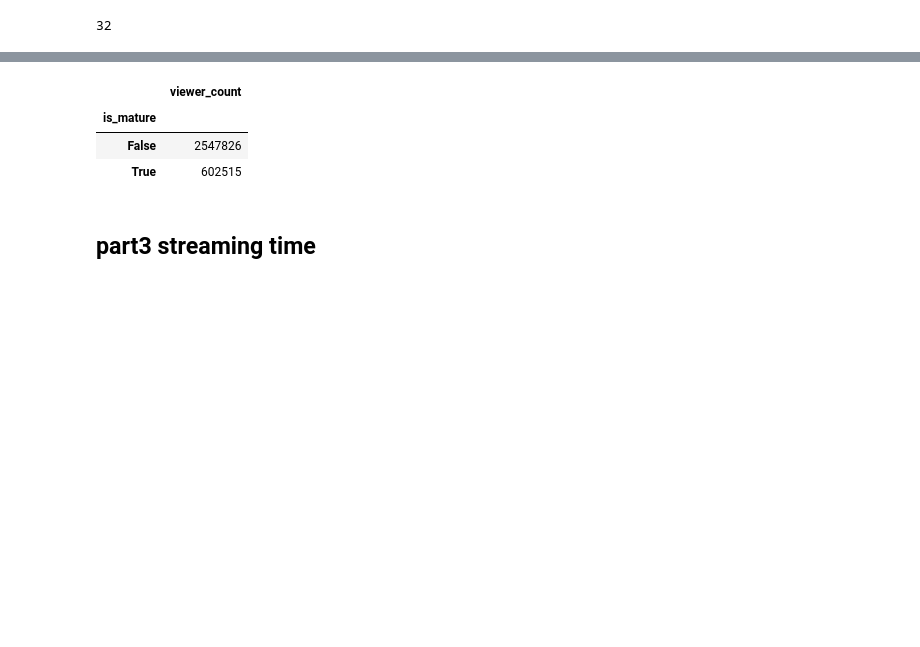
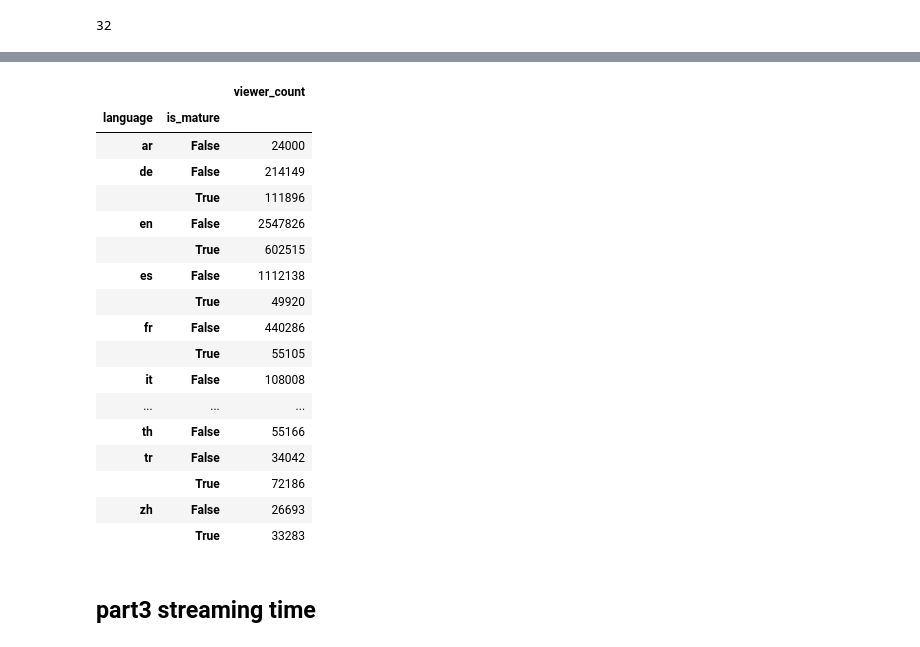
Before and after one commit to jiyanx23/is310-final-project, a Jupyter notebook: final_project/data_analysis.ipynb, the cells around one changed output, grey strips where cells are left out. Cells and saved outputs as stored; diff of their text form; code cells hidden in the pictures; blank space fills up the shorter version.

```diff
--- a/final_project/data_analysis.ipynb
+++ b/final_project/data_analysis.ipynb
@@ -193,3 +193,3 @@ len(twitch_lan_and_mature[twitch_lan_and_mature['language']=='ru'])
 # %%
-twitch_mature_viewer = twitch_sorted_viewer[twitch_sorted_viewer['language']=='en']
-# twitch_mature_viewer
+twitch_mature_viewer =  twitch_sorted_viewer[['language','viewer_count','is_mature']]
+twitch_mature_viewer
@@ -196,3 +209,0 @@ twitch_mature_viewer = twitch_sorted_viewer[twitch_sorted_viewer['language']=='e
-# %%
-twitch_mature_viewer = twitch_mature_viewer[['viewer_count','is_mature']]
-twitch_mature_viewer
@@ -221,11 +232,25 @@ twitch_mature_viewer_grouped_mean
 # %%
-twitch_mature_viewer_grouped_sum = twitch_mature_viewer.groupby('is_mature').sum()
+twitch_mature_viewer_grouped_sum = twitch_mature_viewer.groupby(['language','is_mature']).sum()
 twitch_mature_viewer_grouped_sum
 # %% [output]
-|  | viewer_count |
-| is_mature |  |
-| False | 2547826 |
-| True | 602515 |
+|  |  | viewer_count |
+| language | is_mature |  |
+| ar | False | 24000 |
+| de | False | 214149 |
+|  | True | 111896 |
+| en | False | 2547826 |
+|  | True | 602515 |
+| es | False | 1112138 |
+|  | True | 49920 |
+| fr | False | 440286 |
+|  | True | 55105 |
+| it | False | 108008 |
+| ... | ... | ... |
+| th | False | 55166 |
+| tr | False | 34042 |
+|  | True | 72186 |
+| zh | False | 26693 |
+|  | True | 33283 |
 # %% [markdown]
 ## part3 streaming time
 # %%
```
Also changed, not shown: parts of 6 cells of this notebook.
